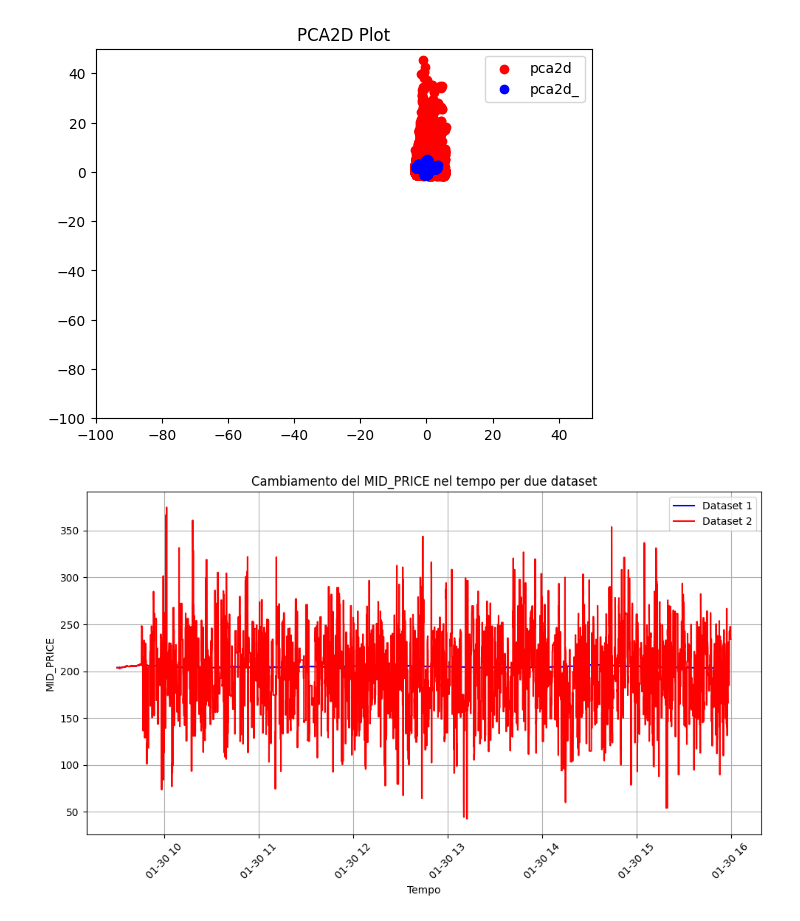
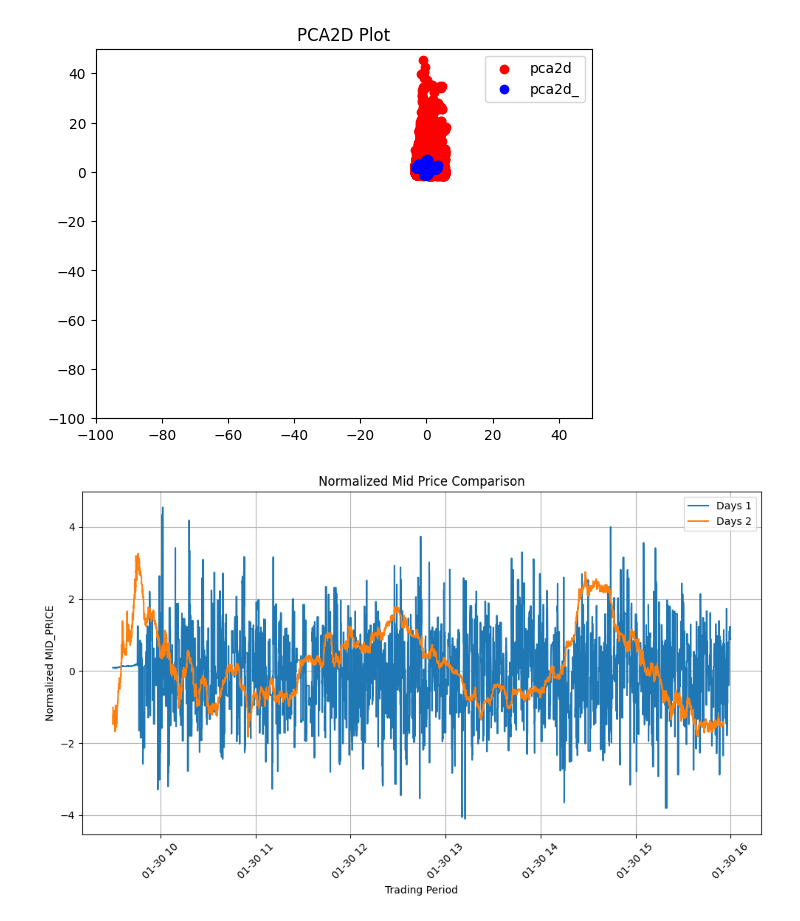
Before and after one commit to LeonardoBerti00/DeepMarket, a Jupyter notebook: evaluation/predictive_discriminative/prova.ipynb, the cells around one changed output. Cells and saved outputs as stored; diff of their text form; code cells hidden in the pictures.

Commit message:
comparison mid-price in multiple days

```diff
--- a/evaluation/predictive_discriminative/prova.ipynb
+++ b/evaluation/predictive_discriminative/prova.ipynb
@@ -93,35 +93,43 @@ See the caveats in the documentation: https://pandas.pydata.org/pandas-docs/stab
   df['bid_size_1'] = (df['bid_size_1'] - df['bid_size_1'].mean())/df['bid_size_1'].std()
 [figure]
 # %%
-
 import pandas as pd
 import matplotlib.pyplot as plt
+import numpy as np
 
-# Carica i due dataset
-dataset1 = pd.read_csv(r"C:\Users\marco\Documents\AFC\Diffusion-Models-for-Time-Series\data\real_orders.csv")
-dataset2 = pd.read_csv(r"C:\Users\marco\Documents\AFC\Diffusion-Models-for-Time-Series\data\generated_orders.csv")
+days_paths = [r"C:\Users\marco\Documents\AFC\Diffusion-Models-for-Time-Series\data\generated_orders.csv",
+              r"C:\Users\marco\Documents\AFC\Diffusion-Models-for-Time-Series\data\real_orders.csv"] # it is composed by the paths of the days to compare
+from sklearn.preprocessing import StandardScaler
 
-dataset1.rename(columns={'Unnamed: 0': 'TIME'}, inplace=True)
-dataset2.rename(columns={'Unnamed: 0': 'TIME'}, inplace=True)
+def main():
+    dfs = []
+    scaler = StandardScaler()
 
-# Estrai le colonne TIME e MID_PRICE da entrambi i dataset
-time1 = pd.to_datetime(dataset1['TIME'])
-mid_price1 = dataset1['MID_PRICE']
+    for path in days_paths:
+        df = pd.read_csv(path)
+        df.rename(columns={'Unnamed: 0': 'TIME'}, inplace=True)
 
-time2 = pd.to_datetime(dataset2['TIME'])
-mid_price2 = dataset2['MID_PRICE']
+        mid_price = np.array(df['MID_PRICE']).reshape(-1, 1)
+        mid_price_normalized = scaler.fit_transform(mid_price)
+        df['MID_PRICE'] = mid_price_normalized.flatten()
 
-# Traccia il grafico
-plt.figure(figsize=(10, 6))
-plt.plot(time1, mid_price1, label='real data', color='blue')
-plt.plot(time2, mid_price2, label='generated data', color='red')
-plt.xlabel('Trading Period')
-plt.ylabel('MID_PRICE')
-plt.title('Mid Price comparison')
-plt.legend()
-plt.grid(True)
-plt.xticks(rotation=45)
-plt.tight_layout()
-plt.show()
+        time = pd.to_datetime(df['TIME'])
+        dfs.append((time, df['MID_PRICE']))
+
+    plt.figure(figsize=(10, 6))
+    for i, (time, mid_price) in enumerate(dfs):
+        plt.plot(time, mid_price, label=f'Days {i+1}')
+
+    plt.xlabel('Trading Period')
+    plt.ylabel('Normalized MID_PRICE')
+    plt.title('Normalized Mid Price Comparison')
+    plt.legend()
+    plt.grid(True)
+    plt.xticks(rotation=45)
+    plt.tight_layout()
+    plt.show()
+
+if __name__ == '__main__':
+    main()
 # %% [output]
-[figure, old version]
+[figure, new version]
```
Also changed, not shown: 4 other files.
